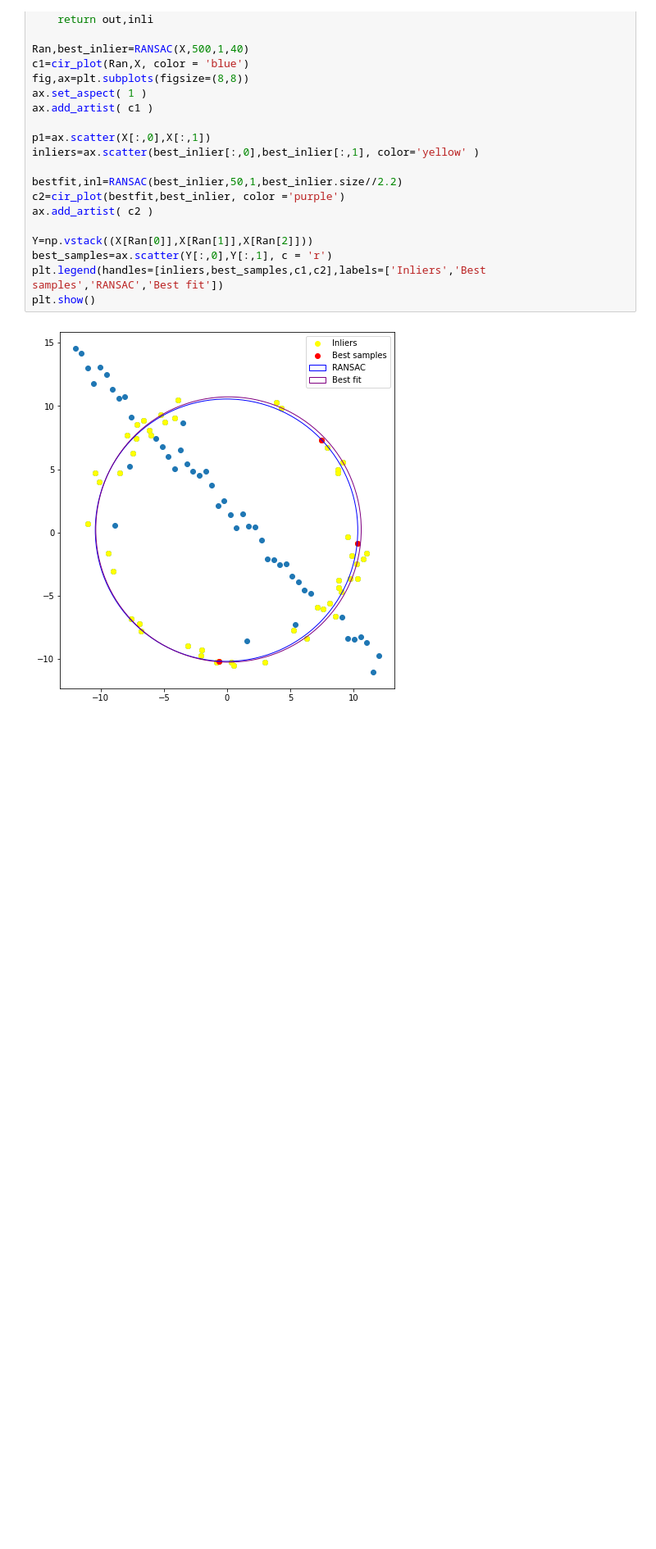
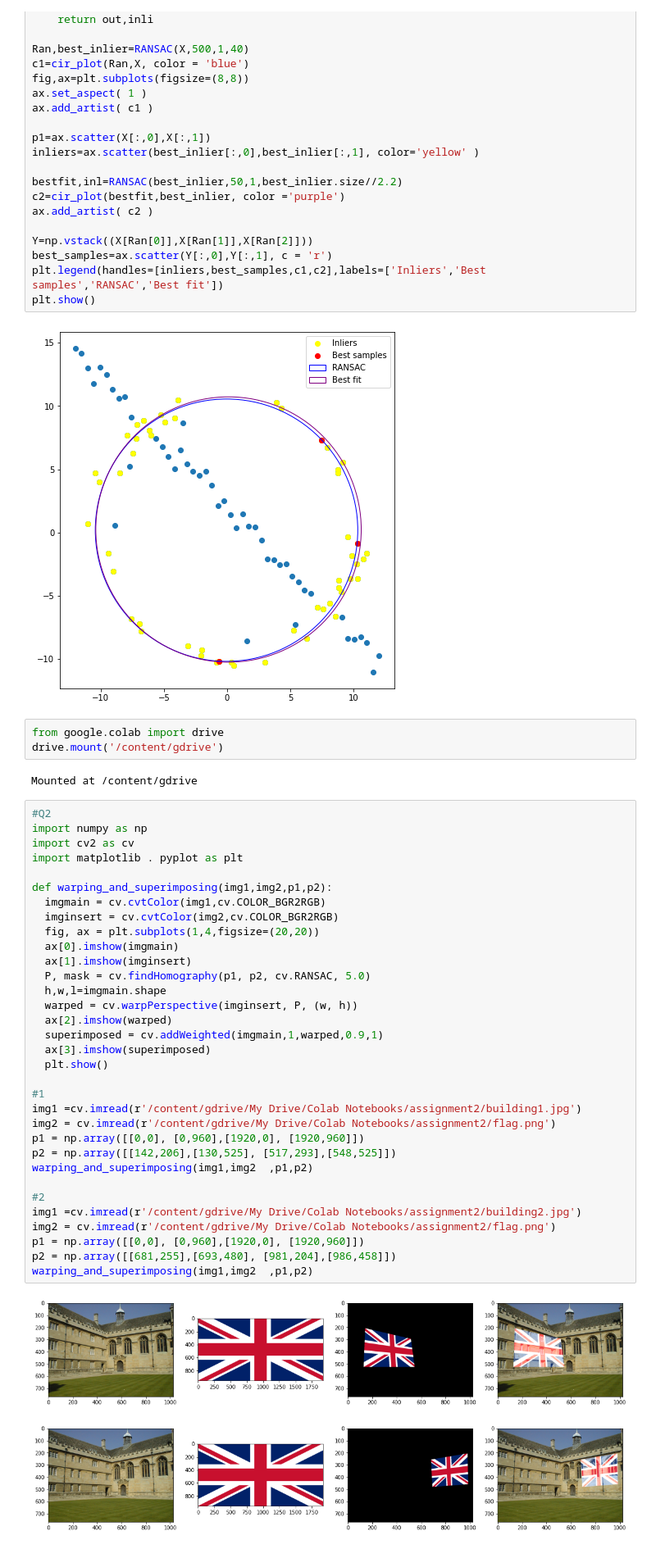
Before and after one commit to kavinda-athu/Image-processing-assignment2, a Jupyter notebook: assignment2.ipynb, the cells around one changed output. Shown at 82% size. Drawn from its saved outputs; the diff is of its cells as text; blank space fills up the shorter version.

```diff
--- a/assignment2.ipynb
+++ b/assignment2.ipynb
@@ -93,3 +93,44 @@ plt.legend(handles=[inliers,best_samples,c1,c2],labels=['Inliers','Best samples'
 plt.show()
 # %% [output]
 [figure]
+# %%
+from google.colab import drive
+drive.mount('/content/gdrive')
+# %% [output]
+Mounted at /content/gdrive
+# %%
+#Q2
+import numpy as np
+import cv2 as cv
+import matplotlib . pyplot as plt
+
+def warping_and_superimposing(img1,img2,p1,p2):
+  imgmain = cv.cvtColor(img1,cv.COLOR_BGR2RGB)
+  imginsert = cv.cvtColor(img2,cv.COLOR_BGR2RGB)
+  fig, ax = plt.subplots(1,4,figsize=(20,20))
+  ax[0].imshow(imgmain)
+  ax[1].imshow(imginsert)
+  P, mask = cv.findHomography(p1, p2, cv.RANSAC, 5.0)
+  h,w,l=imgmain.shape
+  warped = cv.warpPerspective(imginsert, P, (w, h))
+  ax[2].imshow(warped)
+  superimposed = cv.addWeighted(imgmain,1,warped,0.9,1)
+  ax[3].imshow(superimposed)
+  plt.show()
+
+#1
+img1 =cv.imread(r'/content/gdrive/My Drive/Colab Notebooks/assignment2/building1.jpg')
+img2 = cv.imread(r'/content/gdrive/My Drive/Colab Notebooks/assignment2/flag.png')
+p1 = np.array([[0,0], [0,960],[1920,0], [1920,960]])
+p2 = np.array([[142,206],[130,525], [517,293],[548,525]])
+warping_and_superimposing(img1,img2  ,p1,p2)
+
+#2
+img1 =cv.imread(r'/content/gdrive/My Drive/Colab Notebooks/assignment2/building2.jpg')
+img2 = cv.imread(r'/content/gdrive/My Drive/Colab Notebooks/assignment2/flag.png')
+p1 = np.array([[0,0], [0,960],[1920,0], [1920,960]])
+p2 = np.array([[681,255],[693,480], [981,204],[986,458]])
+warping_and_superimposing(img1,img2  ,p1,p2)
+# %% [output]
+[figure, added]
+[figure, added]
```
